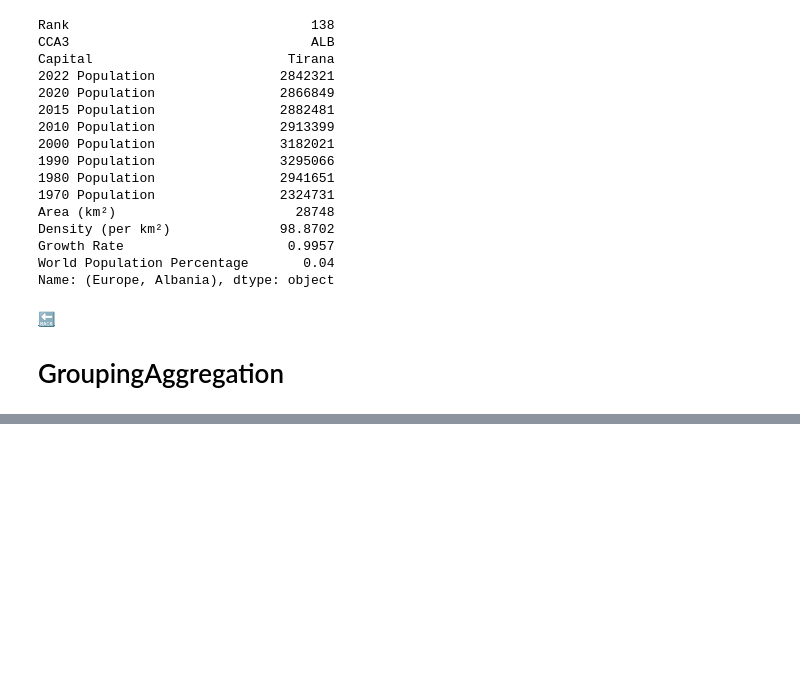
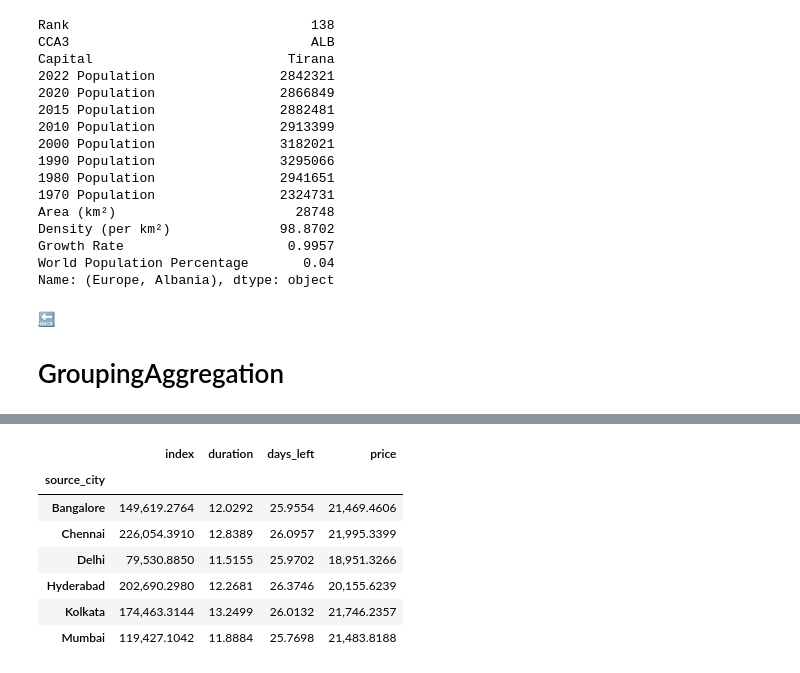
Before and after one commit to xyizko/xo-mathz, a Jupyter notebook: nb/yt-pandas-2.ipynb, the cells around one changed output, grey strips where cells are left out. Saved outputs shown, nothing was run; the diff lists cells and outputs as text; code cells hidden in the pictures; blank space fills up the shorter version.

```diff
--- a/nb/yt-pandas-2.ipynb
+++ b/nb/yt-pandas-2.ipynb
@@ -1119,0 +1194,13 @@ Name: (Europe, Albania), dtype: object
+# %%
+# Getting count of the rows
+r2 = da1.groupby('source_city').mean(numeric_only=True)
+r2.style.format("{:,.4f}")
+# %% [output]
+|  | index | duration | days_left | price |
+| source_city |  |  |  |  |
+| Bangalore | 149,619.2764 | 12.0292 | 25.9554 | 21,469.4606 |
+| Chennai | 226,054.3910 | 12.8389 | 26.0957 | 21,995.3399 |
+| Delhi | 79,530.8850 | 11.5155 | 25.9702 | 18,951.3266 |
+| Hyderabad | 202,690.2980 | 12.2681 | 26.3746 | 20,155.6239 |
+| Kolkata | 174,463.3144 | 13.2499 | 26.0132 | 21,746.2357 |
+| Mumbai | 119,427.1042 | 11.8884 | 25.7698 | 21,483.8188 |
```
Also changed, not shown: parts of 9 cells of this notebook.
